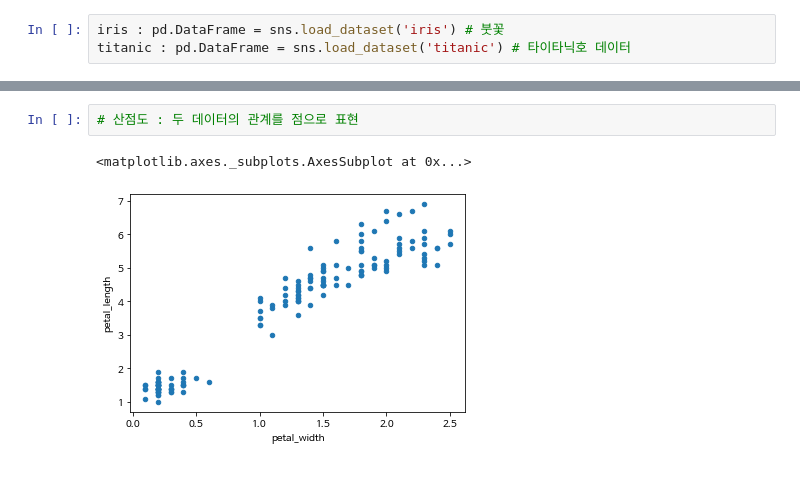
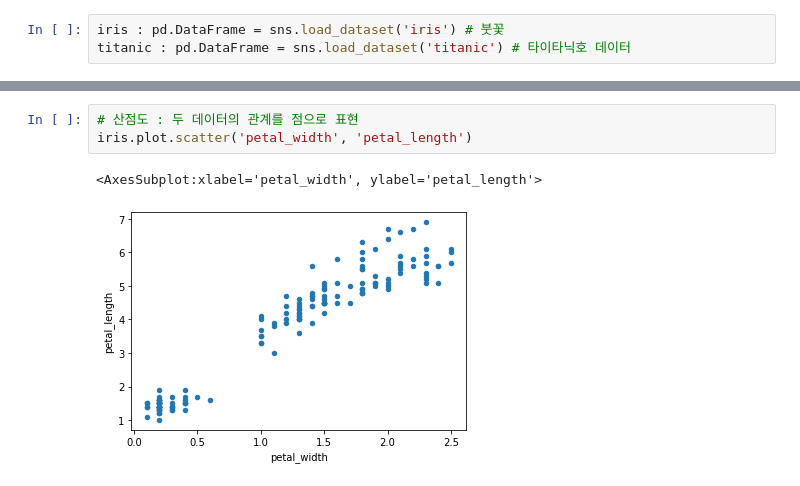
Before and after one commit to baejinu/DataAnalysis, a Jupyter notebook: JoySoon/ch07_01_시각화_기초_KSW.ipynb, the cells around one changed output, grey strips where cells are left out. Cells and saved outputs as stored; diff of their text form.

```diff
--- a/JoySoon/ch07_01_시각화_기초_KSW.ipynb
+++ b/JoySoon/ch07_01_시각화_기초_KSW.ipynb
@@ -504,5 +579,6 @@ Name: pclass, dtype: int64
 # %%
 # 산점도 : 두 데이터의 관계를 점으로 표현
+iris.plot.scatter('petal_width', 'petal_length')
 # %% [output]
-<matplotlib.axes._subplots.AxesSubplot at 0x...>
+<AxesSubplot:xlabel='petal_width', ylabel='petal_length'>
-[figure, old version]
+[figure, new version]
```
Also changed, not shown: parts of 22 cells of this notebook, 2 other files.
